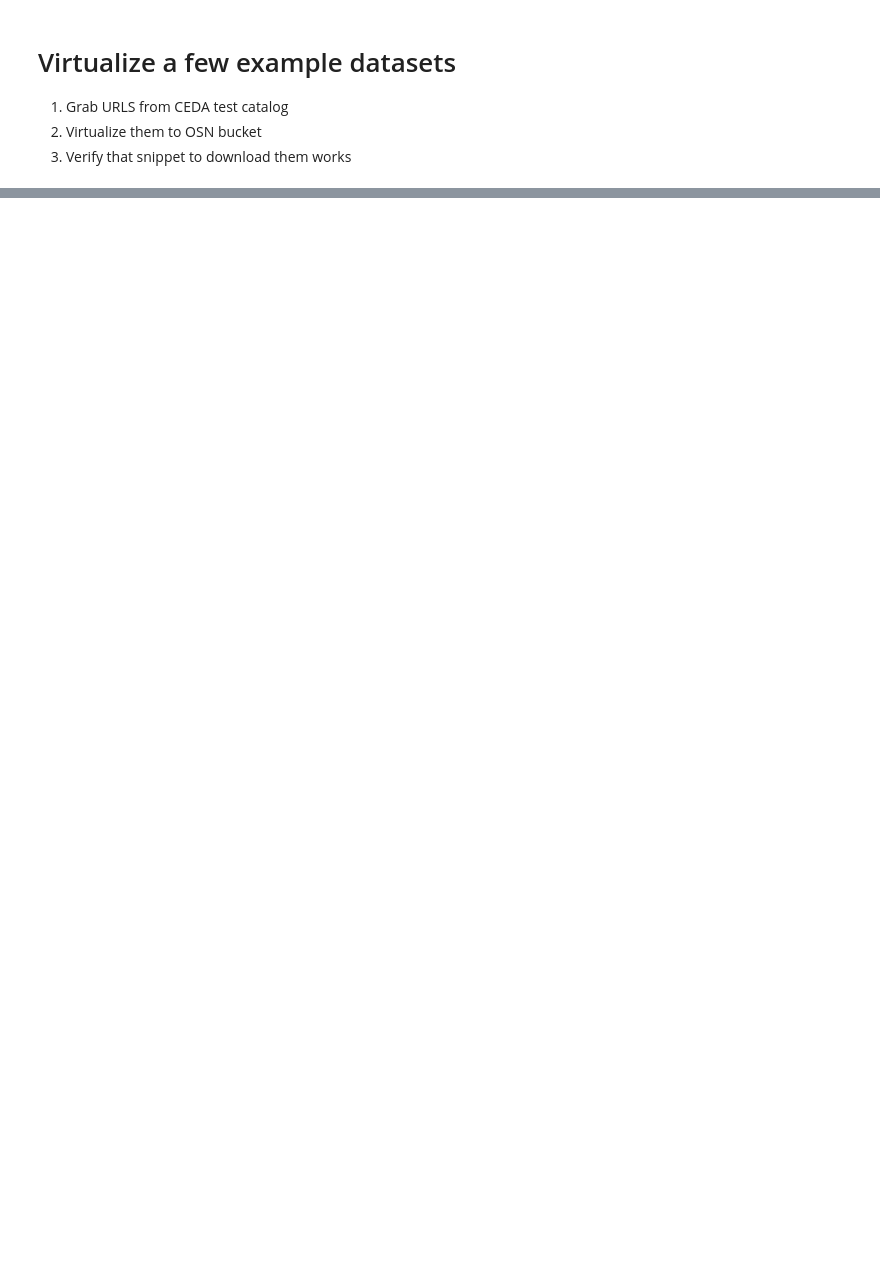
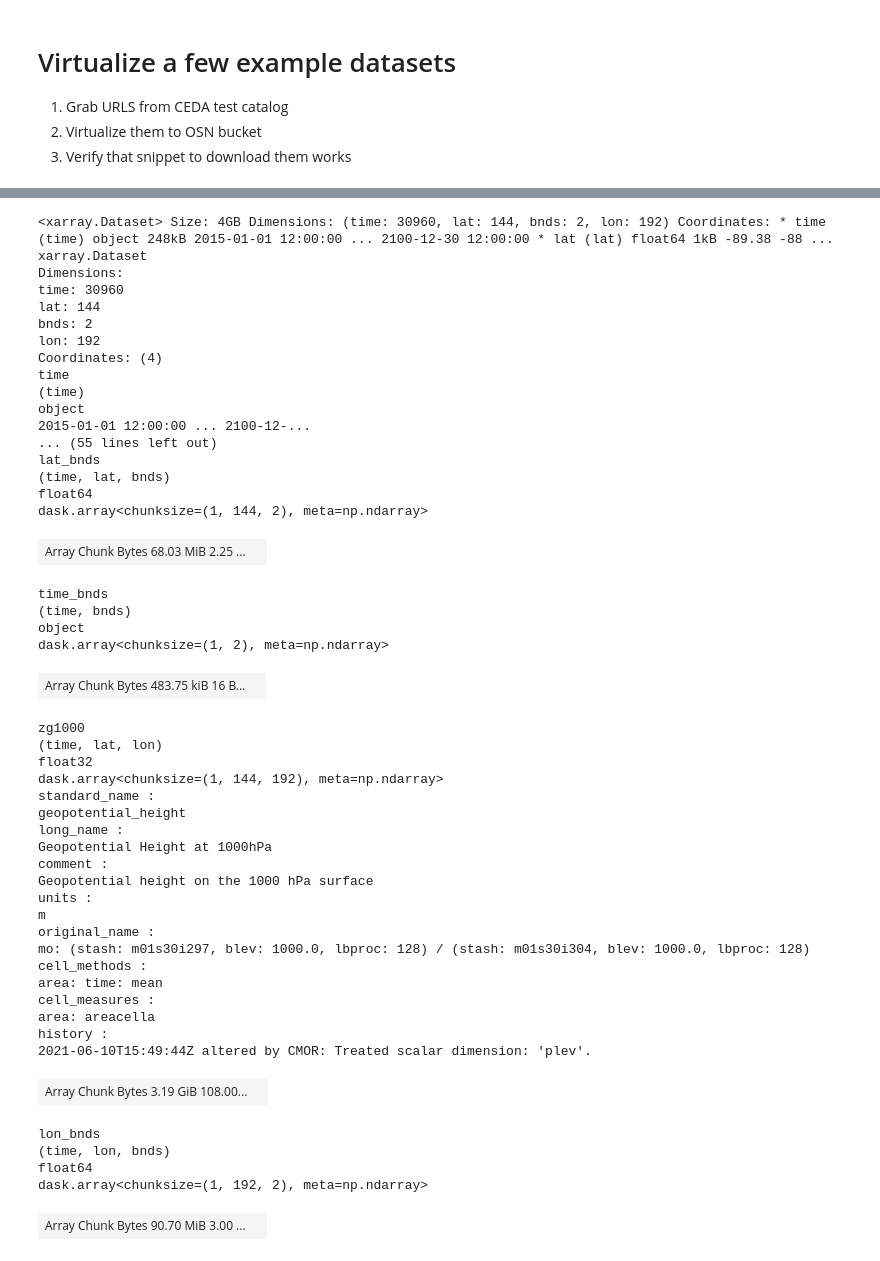
Before and after one commit to carbonplan/cmip7-virtualization, a Jupyter notebook: notebooks/reference-generation/build_static_examples.ipynb, the cells around one changed output, grey strips where cells are left out. Saved outputs shown, nothing was run; the diff lists cells and outputs as text; code cells hidden in the pictures; blank space fills up the shorter version.

```diff
--- a/notebooks/reference-generation/build_static_examples.ipynb
+++ b/notebooks/reference-generation/build_static_examples.ipynb
@@ -173,3 +144,55 @@ repo_read = ic.Repository.open(
 )
 session = repo_read.readonly_session('main')
 ds = xr.open_zarr(session.store)
+# %%
+ds
+# %% [output]
+<xarray.Dataset> Size: 4GB Dimensions: (time: 30960, lat: 144, bnds: 2, lon: 192) Coordinates: * time (time) object 248kB 2015-01-01 12:00:00 ... 2100-12-30 12:00:00 * lat (lat) float64 1kB -89.38 -88 ...
+xarray.Dataset
+Dimensions:
+time: 30960
+lat: 144
+bnds: 2
+lon: 192
+Coordinates: (4)
+time
+(time)
+object
+2015-01-01 12:00:00 ... 2100-12-...
+... (55 lines left out)
+lat_bnds
+(time, lat, bnds)
+float64
+dask.array<chunksize=(1, 144, 2), meta=np.ndarray>
+| Array Chunk Bytes 68.03 MiB 2.25 ... |  |
+time_bnds
+(time, bnds)
+object
+dask.array<chunksize=(1, 2), meta=np.ndarray>
+| Array Chunk Bytes 483.75 kiB 16 B... |  |
+zg1000
+(time, lat, lon)
+float32
+dask.array<chunksize=(1, 144, 192), meta=np.ndarray>
+standard_name :
+geopotential_height
+long_name :
+Geopotential Height at 1000hPa
+comment :
+Geopotential height on the 1000 hPa surface
+units :
+m
+original_name :
+mo: (stash: m01s30i297, blev: 1000.0, lbproc: 128) / (stash: m01s30i304, blev: 1000.0, lbproc: 128)
+cell_methods :
+area: time: mean
+cell_measures :
+area: areacella
+history :
+2021-06-10T15:49:44Z altered by CMOR: Treated scalar dimension: 'plev'.
+| Array Chunk Bytes 3.19 GiB 108.00... |  |
+lon_bnds
+(time, lon, bnds)
+float64
+dask.array<chunksize=(1, 192, 2), meta=np.ndarray>
+| Array Chunk Bytes 90.70 MiB 3.00 ... |  |
```
Also changed, not shown: parts of 10 cells of this notebook, 4 other files.
